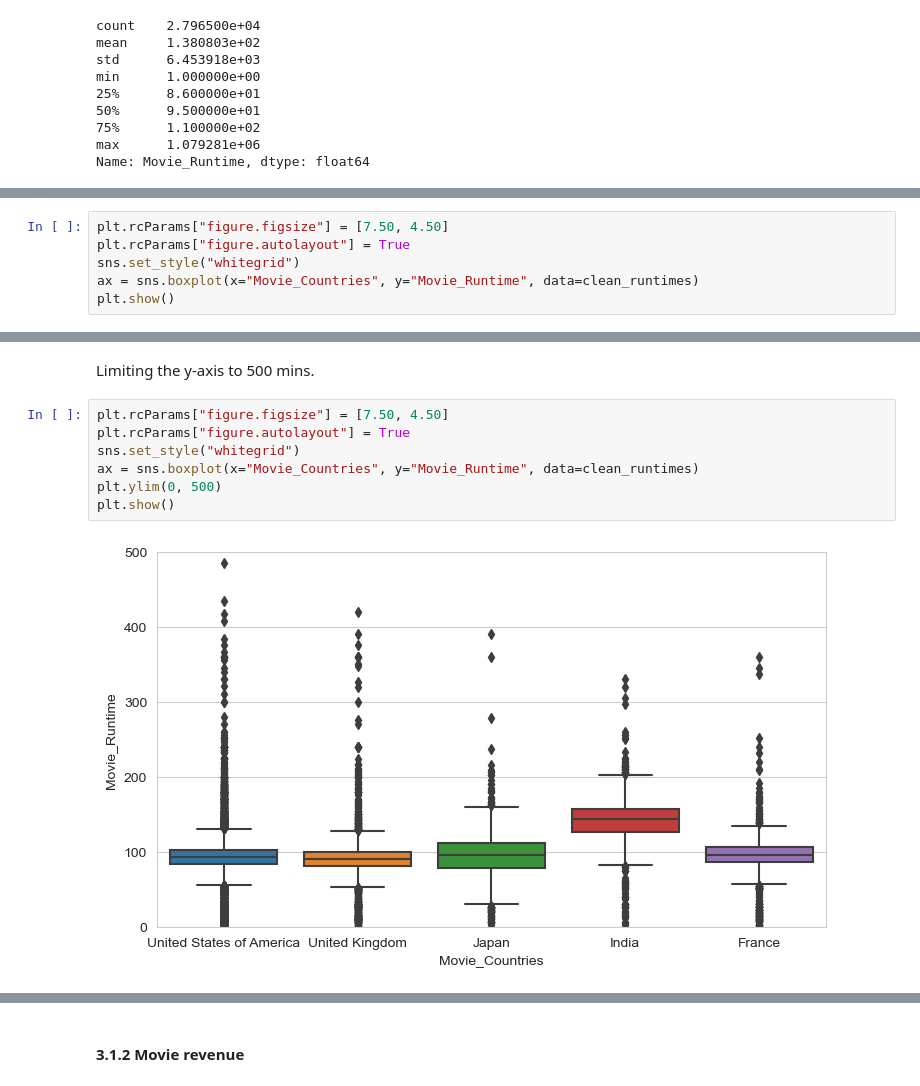
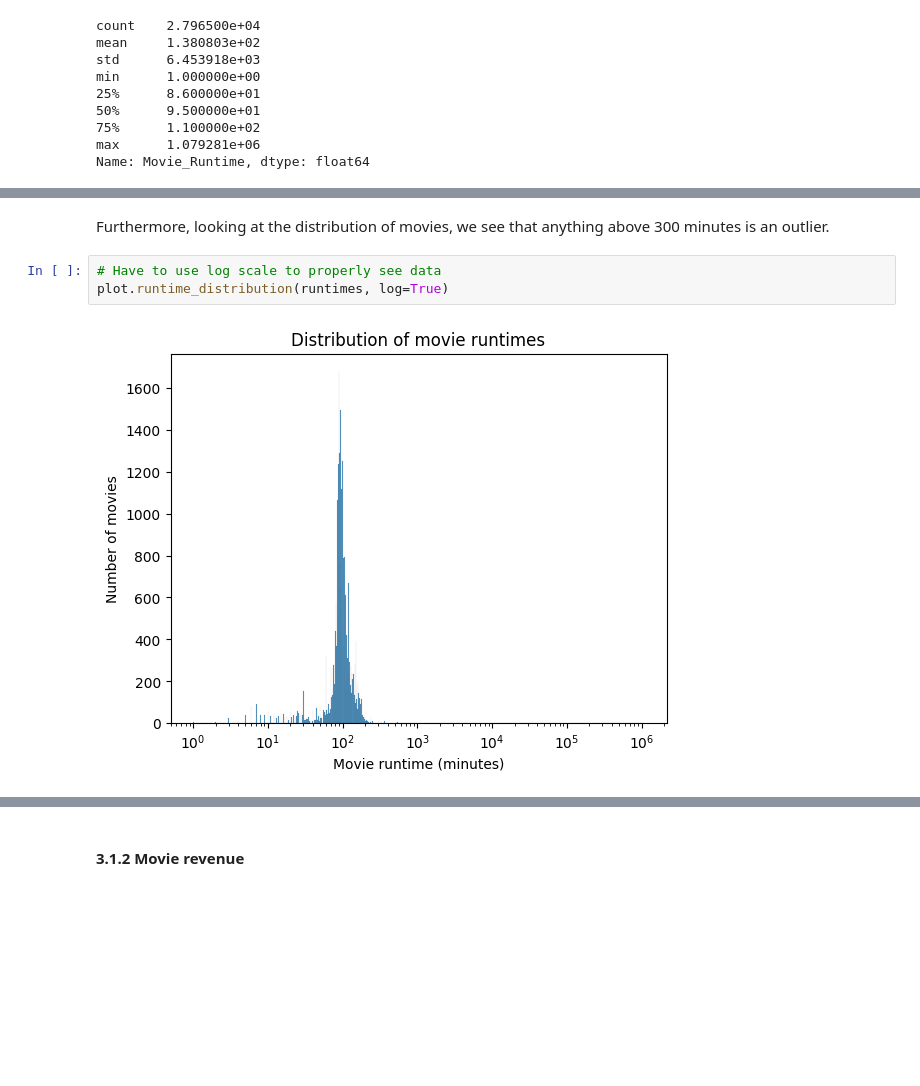
Before and after one commit to epfl-ada/ada-2022-project-robopros, a Jupyter notebook: notebooks/milestone2.ipynb, the cells around one changed output, grey strips where cells are left out. Drawn from its saved outputs; the diff is of its cells as text; blank space fills up the shorter version.

Commit message:
Clean up 3.1.1

```diff
--- a/notebooks/milestone2.ipynb
+++ b/notebooks/milestone2.ipynb
@@ -390,6 +325,0 @@ Boxplot to visualize he runtime distribution in different countries.
-# %%
-plt.rcParams["figure.figsize"] = [7.50, 4.50]
-plt.rcParams["figure.autolayout"] = True
-sns.set_style("whitegrid")
-ax = sns.boxplot(x="Movie_Countries", y="Movie_Runtime", data=clean_runtimes)
-plt.show()
@@ -398,11 +326,7 @@ plt.show()
-# %% [markdown]
-Limiting the y-axis to 500 mins.
-# %%
-plt.rcParams["figure.figsize"] = [7.50, 4.50]
-plt.rcParams["figure.autolayout"] = True
-sns.set_style("whitegrid")
-ax = sns.boxplot(x="Movie_Countries", y="Movie_Runtime", data=clean_runtimes)
-plt.ylim(0, 500)
-plt.show()
-# %% [output]
-[figure, removed]
+# %% [markdown]
+Furthermore, looking at the distribution of movies, we see that anything above 300 minutes is an outlier.
+# %%
+# Have to use log scale to properly see data
+plot.runtime_distribution(runtimes, log=True)
+# %% [output]
+[figure, added]
```
Also changed, not shown: parts of 36 cells of this notebook, 3 other files.
